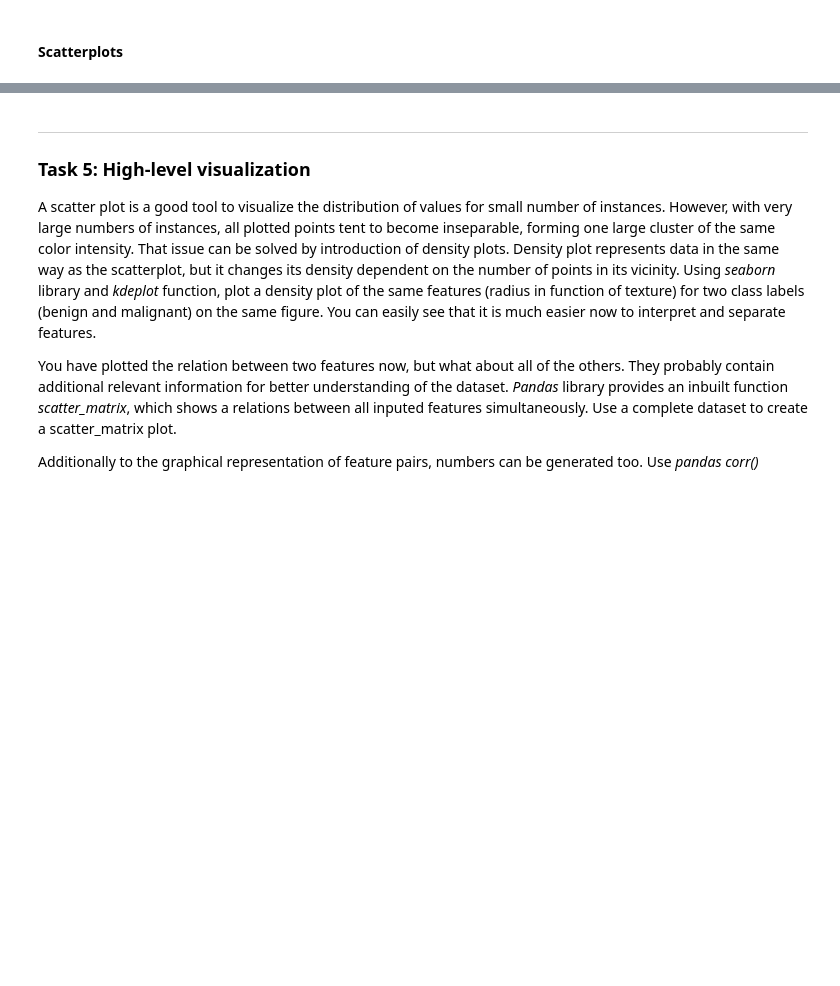
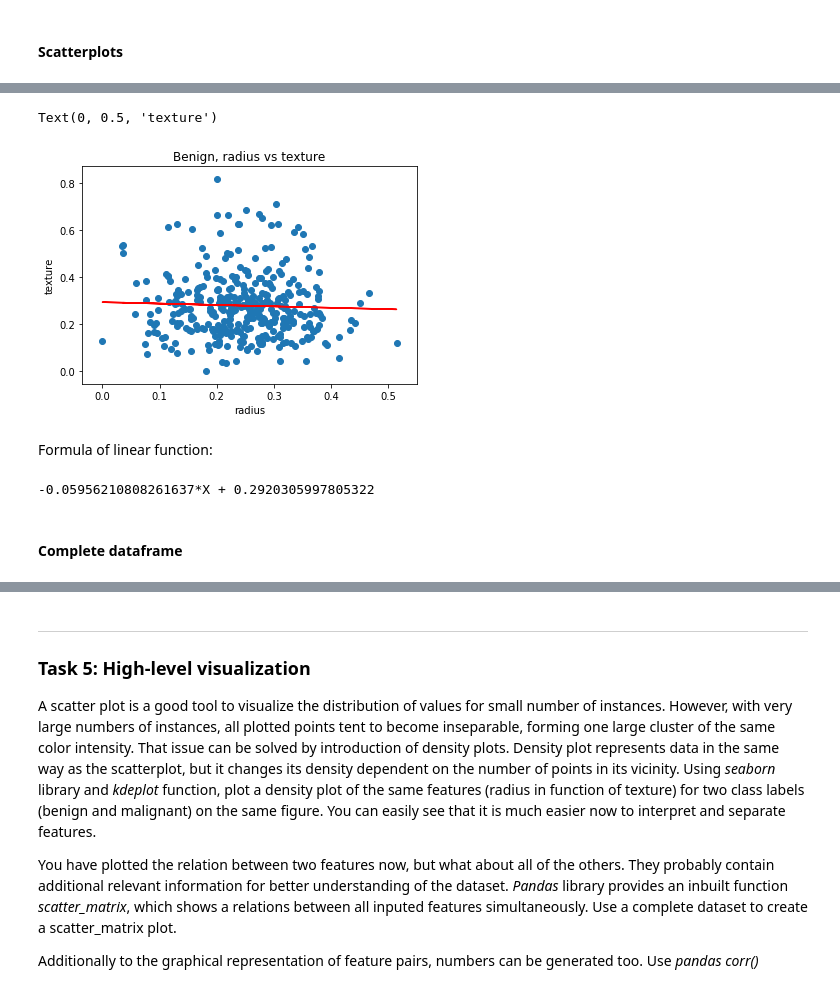
Before and after one commit to nik1168/clinical-decision-support-systems-exercises, a Jupyter notebook: WPO1/WPO1-Student.ipynb, the cells around one changed output, grey strips where cells are left out. Cells and saved outputs as stored; diff of their text form; code cells hidden in the pictures; blank space fills up the shorter version.

```diff
--- a/WPO1/WPO1-Student.ipynb
+++ b/WPO1/WPO1-Student.ipynb
@@ -501,0 +544,4 @@ plt.scatter(m_data_frame[radius], m_data_frame[texture])
+# %%
+X_b = b_data_frame[radius].values.reshape(-1,1)
+y_b = b_data_frame[texture].values.reshape(-1,1)
+reg_b = LinearRegression().fit(X_b, y_b)
@@ -501,0 +556,19 @@ plt.scatter(m_data_frame[radius], m_data_frame[texture])
+# %%
+y_b = reg_b.coef_[0]*b_data_frame[radius].values.reshape(-1,1)+reg_b.intercept_[0]
+# %%
+plt.scatter(b_data_frame[radius], b_data_frame[texture],label="benign")
+plt.plot(b_data_frame[radius],y_b,'r')
+plt.title("Benign, radius vs texture")
+plt.xlabel('radius')
+plt.ylabel('texture')
+# %% [output]
+Text(0, 0.5, 'texture')
+[figure, added]
+# %% [markdown]
+Formula of linear function:
+# %%
+print("{0}*X + {1}".format(reg_b.coef_[0][0],reg_b.intercept_[0]))
+# %% [output]
+-0.05956210808261637*X + 0.2920305997805322
+# %% [markdown]
+#### Complete dataframe
```
Also changed, not shown: parts of 27 cells of this notebook.
